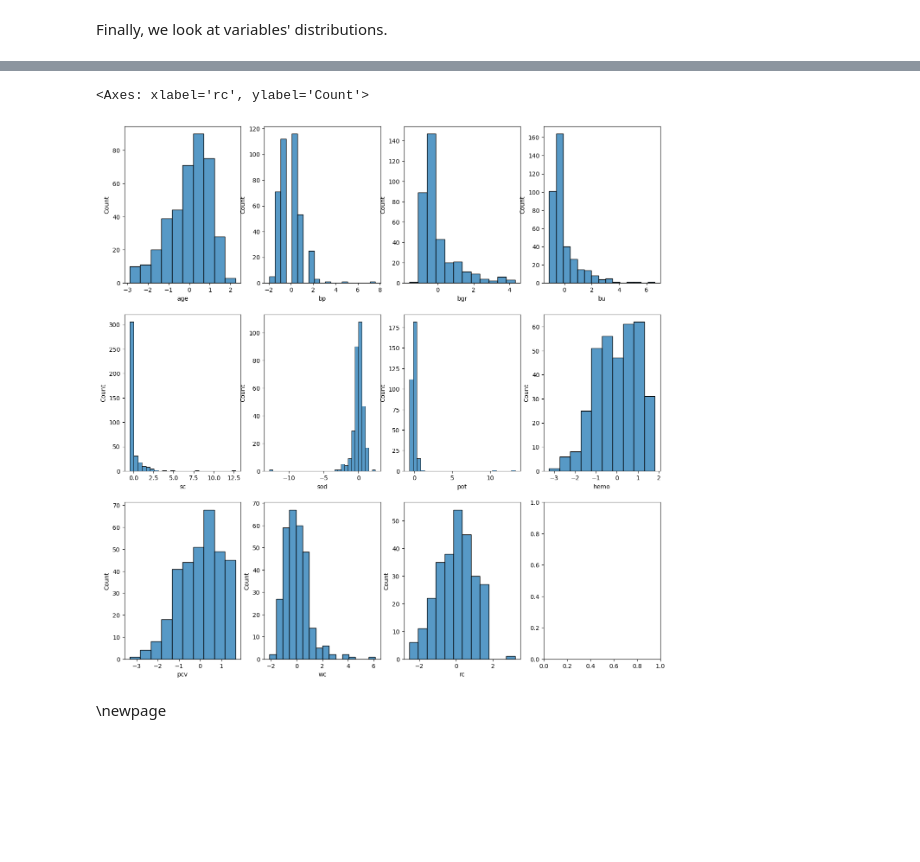
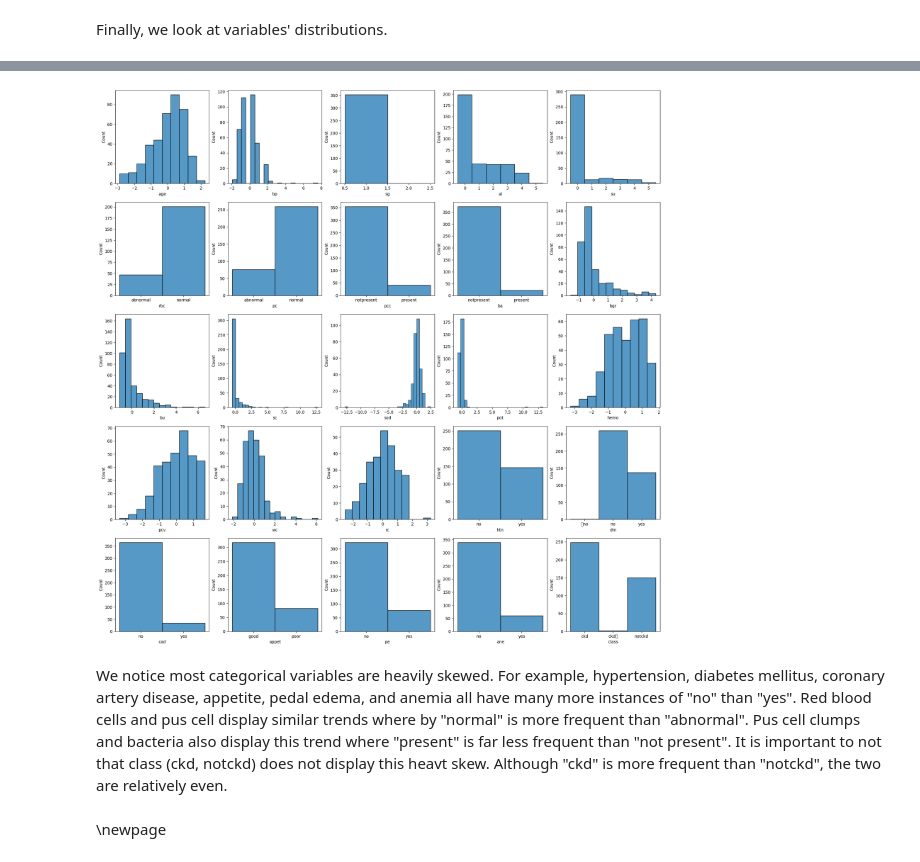
Before and after one commit to seebachl/3DA3-Asgmt-6, a Jupyter notebook: Seebach_Lily_HW6.ipynb, the cells around one changed output, grey strips where cells are left out. Cells and saved outputs as stored; diff of their text form; code cells hidden in the pictures; blank space fills up the shorter version.

```diff
--- a/Seebach_Lily_HW6.ipynb
+++ b/Seebach_Lily_HW6.ipynb
@@ -191,16 +195,2 @@ dtype: object
 # %% [markdown]
 Finally, we look at variables' distributions.
-# %%
-import seaborn as sns
-import matplotlib.pyplot as plt
-cat = data.select_dtypes(include='category').columns
-for col in cat:
-    sns.countplot(
-    data=data,
-    x = str(col)
-    )
-    plt.xlabel(str(col))
-    plt.ylabel("Count")
-    plt.title("Count of " + str(col))
-    plt.show()
-    row_wrap = 3
@@ -222,19 +197,18 @@ for col in cat:
-# %%
-figure, axes = plt.subplots(3,4, sharex= False, figsize=(16,16))
-sns.histplot(ax = axes[0,0], data=data, x = str(num_col[0]), binwidth=0.5)
-sns.histplot(ax = axes[0,1], data=data, x = str(num_col[1]), binwidth=0.5)
-sns.histplot(ax = axes[0,2], data=data, x = str(num_col[2]), binwidth=0.5)
-sns.histplot(ax = axes[0,3], data=data, x = str(num_col[3]), binwidth=0.5)
-sns.histplot(ax = axes[1,0], data=data, x = str(num_col[4]), binwidth=0.5)
-sns.histplot(ax = axes[1,1], data=data, x = str(num_col[5]), binwidth=0.5)
-sns.histplot(ax = axes[1,2], data=data, x = str(num_col[6]), binwidth=0.5)
-sns.histplot(ax = axes[1,3], data=data, x = str(num_col[7]), binwidth=0.5)
-sns.histplot(ax = axes[2,0], data=data, x = str(num_col[8]), binwidth=0.5)
-sns.histplot(ax = axes[2,1], data=data, x = str(num_col[9]), binwidth=0.5)
-sns.histplot(ax = axes[2,2], data=data, x = str(num_col[10]), binwidth=0.5)
-# %% [output]
-<Axes: xlabel='rc', ylabel='Count'>
-[figure, removed]
+# %%
+import seaborn as sns
+import matplotlib.pyplot as plt
+figure, axes = plt.subplots(5,5, sharex= False, figsize=(24,24))
+col = data.columns
+k = 0
+for i in range(5):
+    for j in range(5):
+        sns.histplot(ax = axes[i,j], data=data, x = str(col[k]), binwidth=0.5)
+        k = k+1
+plt.show()
+# %% [output]
+[figure, added]
+# %% [markdown]
+We notice most categorical variables are heavily skewed. For example, hypertension, diabetes mellitus, coronary artery disease, appetite, pedal edema, and anemia all have many more instances of "no" than "yes". Red blood cells and pus cell display similar trends where by "normal" is more frequent than "abnormal". Pus cell clumps and bacteria also display this trend where "present" is far less frequent than "not present". It is important to not that class (ckd, notckd) does not display this heavt skew. Although "ckd" is more frequent than "notckd", the two are relatively even.
 # %% [markdown]
 \newpage
 # %% [markdown]
```
Also changed, not shown: parts of 4 cells of this notebook.
